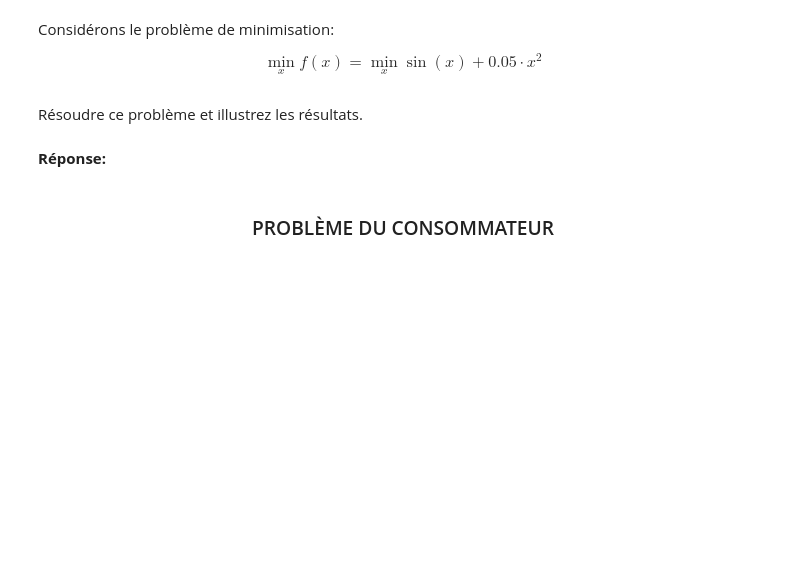
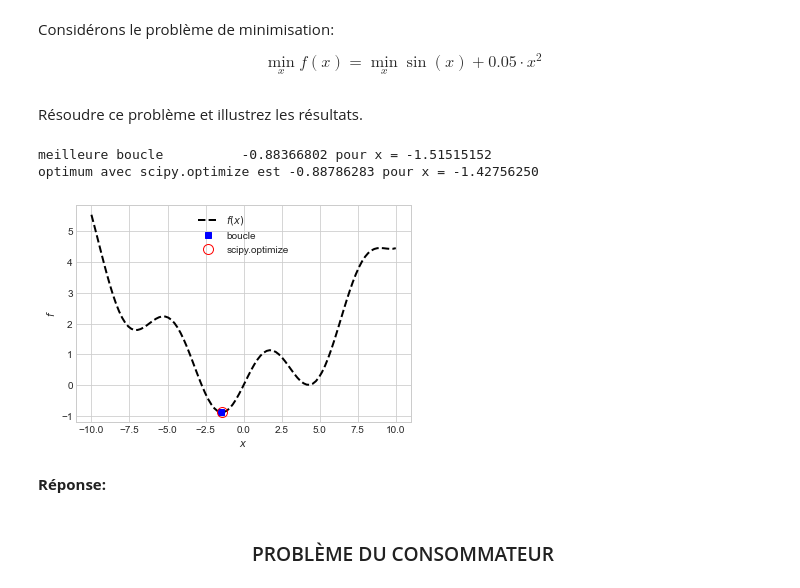
Before and after one commit to MWUrda/Cours-UGA-Econ-Python, a Jupyter notebook: Travaux_Mai_2023/Travail_No1_indications_de_solutions.ipynb, the cells around one changed output. Saved outputs shown, nothing was run; the diff lists cells and outputs as text; code cells hidden in the pictures; blank space fills up the shorter version.

```diff
--- a/Travaux_Mai_2023/Travail_No1_indications_de_solutions.ipynb
+++ b/Travaux_Mai_2023/Travail_No1_indications_de_solutions.ipynb
@@ -151,3 +124,50 @@ x_guess = [0]
+# %%
+# b. solution utilisant une boucle
+N = 100
+x_vec = np.linspace(-10,10,N)
+f_vec = np.empty(N)
+
+f_best = np.inf # initial maxim
+x_best = np.nan # not-a-number
+
+for i,x in enumerate(x_vec):
+    f_now = f_vec[i] = f(x)
+    if f_now < f_best:
+        x_best = x
+        f_best = f_now
+# %%
+# c. solution utilisant scipy optimize
+from scipy import optimize
+from scipy import optimize
+x_guess = [0]
+objective_function = lambda x: f(x[0])
+res = optimize.minimize(objective_function, x_guess, method='Nelder-Mead')
+x_best_scipy = res.x[0]
+f_best_scipy = res.fun
+# %%
+# d. print
+print(f'meilleure boucle          {f_best:.8f} pour x = {x_best:.8f}')
+print(f'optimum avec scipy.optimize est {f_best_scipy:.8f} pour x = {x_best_scipy:.8f}')
+
+# e. figure
+import matplotlib.pyplot as plt
+fig = plt.figure() # dpi = dots-per-inch (resolution)
+ax = fig.add_subplot(1,1,1)
+
+ax.plot(x_vec,f_vec,ls='--',lw=2,color='black',label='$f(x)$')
+ax.plot(x_best,f_best,ls='',marker='s',color='blue',label='boucle')
+ax.plot(x_best_scipy,f_best_scipy,ls='',marker='o',
+        markersize=10,markerfacecolor='none',
+        markeredgecolor='red',label='scipy.optimize')
+
+ax.set_xlabel('$x$')
+ax.set_ylabel('$f$')
+ax.grid(True)
+ax.legend(loc='upper center');
+# %% [output]
+meilleure boucle          -0.88366802 pour x = -1.51515152
+optimum avec scipy.optimize est -0.88786283 pour x = -1.42756250
+[figure, added]
 # %% [markdown]
 **Réponse:**
 # %% [markdown]
```
Also changed, not shown: parts of 5 cells of this notebook, 1 other file.
